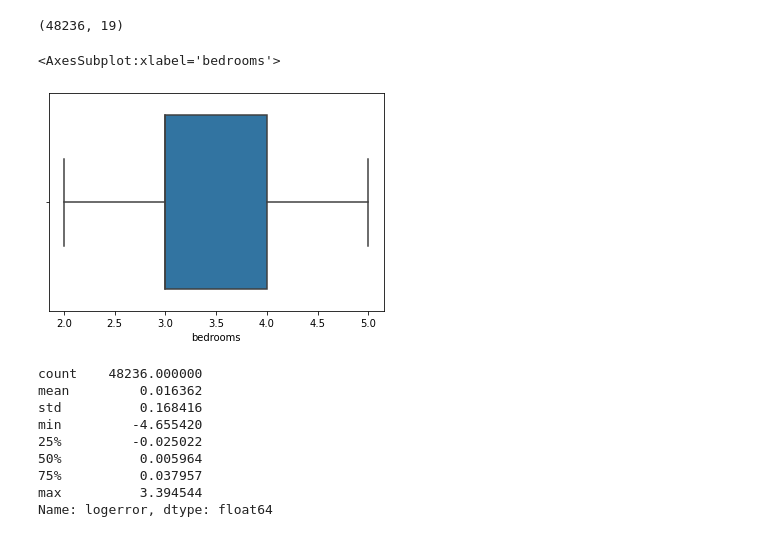
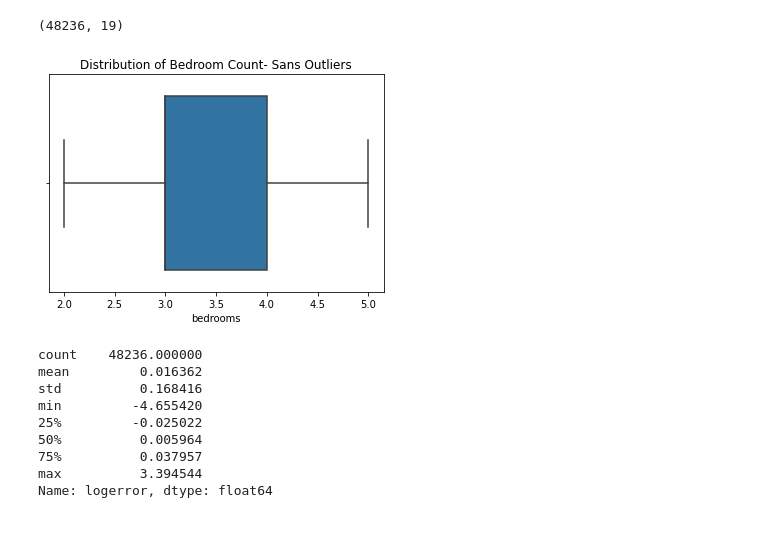
Before and after one commit to natasharivers/Zillow_Clustering_Project, a Jupyter notebook: Notebook.ipynb, the cells around one changed output. Cells and saved outputs as stored; diff of their text form; code cells hidden in the pictures.

```diff
--- a/Notebook.ipynb
+++ b/Notebook.ipynb
@@ -234,9 +268,10 @@ zillow.shape
 # %%
 #visual that outliers were dropped
 sns.boxplot(zillow.bedrooms)
+plt.title('Distribution of Bedroom Count- Sans Outliers')
+plt.show()
 # %% [output]
-<AxesSubplot:xlabel='bedrooms'>
-[figure, old version]
+[figure, new version]
 # %%
 #take a look at our target
 zillow.logerror.describe()
```
Also changed, not shown: parts of 47 cells of this notebook.
